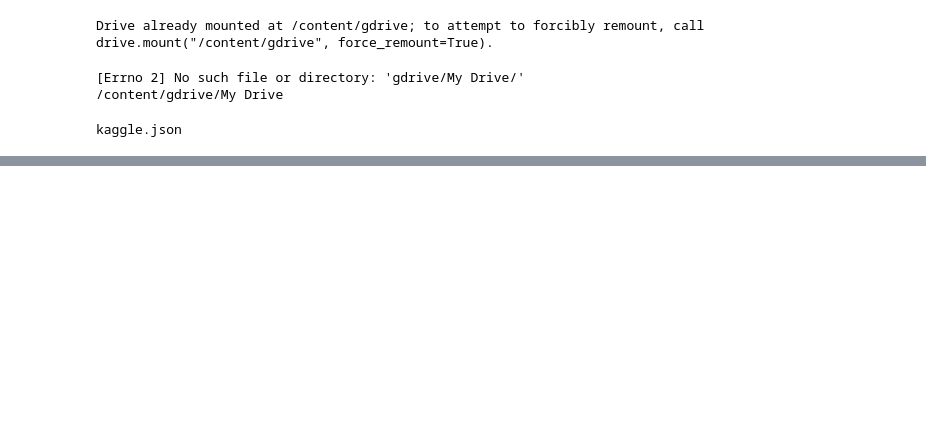
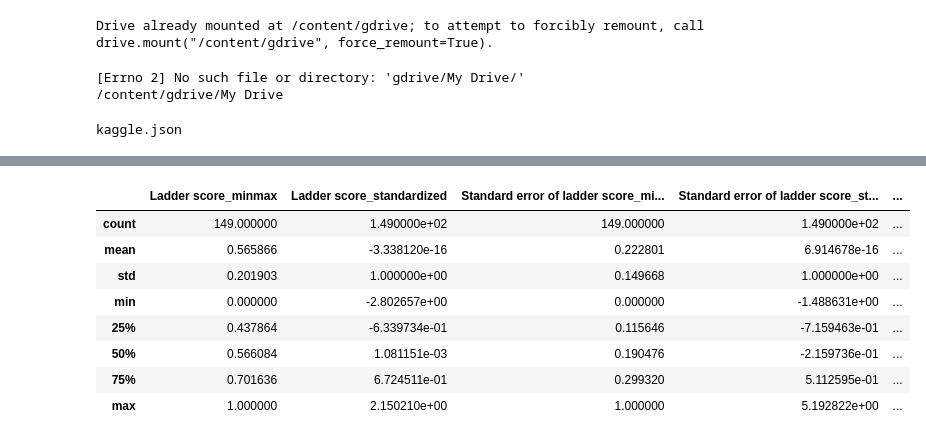
Before and after one commit to jarrodsb/DSPS_JBieber, a Jupyter notebook: HW7/Kaggle_data_scaling_and_clustering_Bieber_dsps25.ipynb, the cells around one changed output, grey strips where cells are left out. Saved outputs shown, nothing was run; the diff lists cells and outputs as text; code cells hidden in the pictures; blank space fills up the shorter version.

```diff
--- a/HW7/Kaggle_data_scaling_and_clustering_Bieber_dsps25.ipynb
+++ b/HW7/Kaggle_data_scaling_and_clustering_Bieber_dsps25.ipynb
@@ -60,0 +107,30 @@ happiness.shape
+# %%
+# Define min-max scaling function
+def min_max_scale(data):
+    min_val = data.min()
+    max_val = data.max()
+    return (data - min_val) / (max_val - min_val)
+
+# Define standardization function
+def standardize(data):
+    mean_val = data.mean()
+    std_val = data.std()
+    return (data - mean_val) / std_val
+# %%
+# Select only the numerical columns
+numerical_cols = happiness.select_dtypes(include=['float64', 'int64']).columns
+
+# Create a new DataFrame to store the scaled columns
+scaled_happiness = pd.DataFrame()
+
+# Iterate through numerical columns and apply scaling
+for col in numerical_cols:
+
+    # Apply Min-Max scaling
+    scaled_happiness[f'{col}_minmax'] = min_max_scale(happiness[col])
+
+    # Apply Standardization
+    scaled_happiness[f'{col}_standardized'] = standardize(happiness[col])
+
+# Display the new DataFrame
+display(scaled_happiness.head())
@@ -60,0 +144,12 @@ happiness.shape
+# %%
+scaled_happiness.describe()
+# %% [output]
+|  | Ladder score_minmax | Ladder score_standardized | Standard error of ladder score_mi... | Standard error of ladder score_st... | ... |
+| count | 149.000000 | 1.490000e+02 | 149.000000 | 1.490000e+02 | ... |
+| mean | 0.565866 | -3.338120e-16 | 0.222801 | 6.914678e-16 | ... |
+| std | 0.201903 | 1.000000e+00 | 0.149668 | 1.000000e+00 | ... |
+| min | 0.000000 | -2.802657e+00 | 0.000000 | -1.488631e+00 | ... |
+| 25% | 0.437864 | -6.339734e-01 | 0.115646 | -7.159463e-01 | ... |
+| 50% | 0.566084 | 1.081151e-03 | 0.190476 | -2.159736e-01 | ... |
+| 75% | 0.701636 | 6.724511e-01 | 0.299320 | 5.112595e-01 | ... |
+| max | 1.000000 | 2.150210e+00 | 1.000000 | 5.192822e+00 | ... |
```
Also changed, not shown: parts of 20 cells of this notebook.
